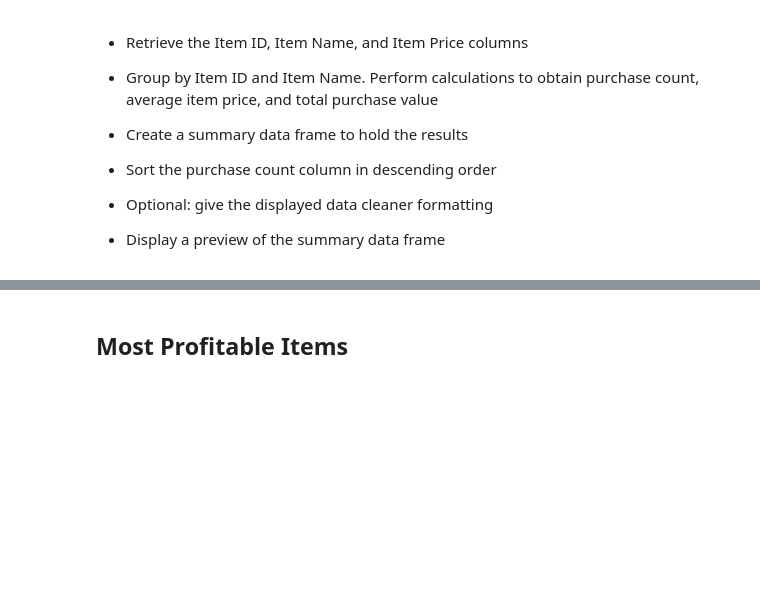
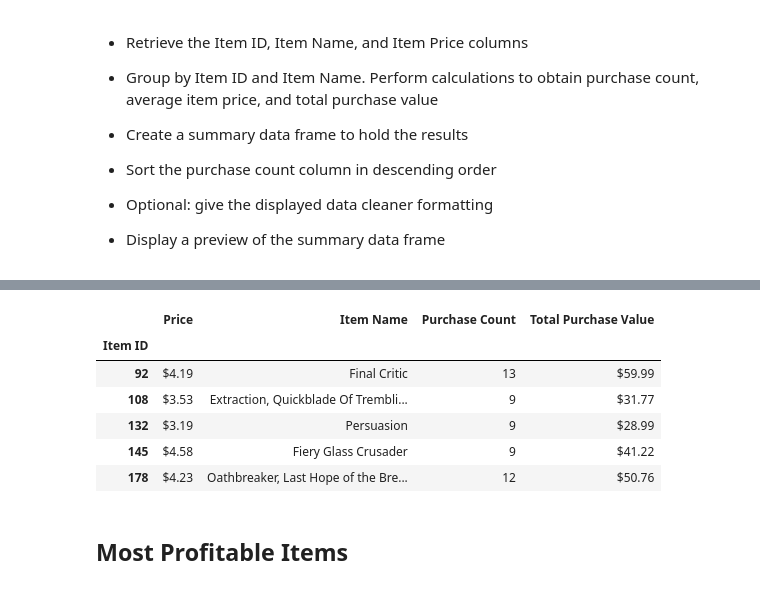
Before and after one commit to Unis434/pandas---challenge, a Jupyter notebook: HeroesOfPymoli_starter.ipynb, the cells around one changed output, grey strips where cells are left out. Saved outputs shown, nothing was run; the diff lists cells and outputs as text; code cells hidden in the pictures; blank space fills up the shorter version.

```diff
--- a/HeroesOfPymoli_starter.ipynb
+++ b/HeroesOfPymoli_starter.ipynb
@@ -304,3 +345,43 @@ purchase_analysis_df
+# %%
+# Determine the most popular items
+pop_items_group = purchases_df.groupby("Item ID").count().sort_values(by="Age",ascending = False).head(5)
+
+# Get the rows of the most popular items
+pop_items = purchases_df[purchases_df["Item ID"].isin(pop_items_group.index)]
+
+# Calculations
+pop_items_grp_total_pur_value = pd.DataFrame(pop_items.groupby("Item ID")["Price"].sum()).sort_values("Item ID")
+pop_items_grp_total_pur_value = pop_items_grp_total_pur_value.rename(columns = {'Price':'Total Purchase Value'})
+
+pop_items_grp_name = pd.DataFrame(pop_items.groupby("Item ID")["Item Name"].min()).sort_values("Item ID") #use min to select any same value
+
+pop_items_pur_count = pd.DataFrame(pop_items.groupby("Item ID")["Item Name"].count()).sort_values("Item ID")
+pop_items_pur_count = pop_items_pur_count.rename(columns = {'Item Name':'Purchase Count'})
+
+pop_items_item_price = pd.DataFrame(pop_items.groupby("Item ID")["Price"].min()).sort_values("Item ID")
+
+
+# Merge the DataFrames
+merged_pd = pd.concat([pop_items_item_price,
+           pop_items_grp_name,
+           pop_items_pur_count,
+           pop_items_grp_total_pur_value],axis=1)
+
+
+# Format the Values
+merged_pd["Price"] = merged_pd["Price"].map("${:.2f}".format)
+merged_pd["Total Purchase Value"] = merged_pd["Total Purchase Value"].map("${:.2f}".format)
+
+
+merged_pd
+# %% [output]
+|  | Price | Item Name | Purchase Count | Total Purchase Value |
+| Item ID |  |  |  |  |
+| 92 | $4.19 | Final Critic | 13 | $59.99 |
+| 108 | $3.53 | Extraction, Quickblade Of Trembli... | 9 | $31.77 |
+| 132 | $3.19 | Persuasion | 9 | $28.99 |
+| 145 | $4.58 | Fiery Glass Crusader | 9 | $41.22 |
+| 178 | $4.23 | Oathbreaker, Last Hope of the Bre... | 12 | $50.76 |
 # %% [markdown]
 ## Most Profitable Items
 # %% [markdown]
```
Also changed, not shown: parts of 14 cells of this notebook.
